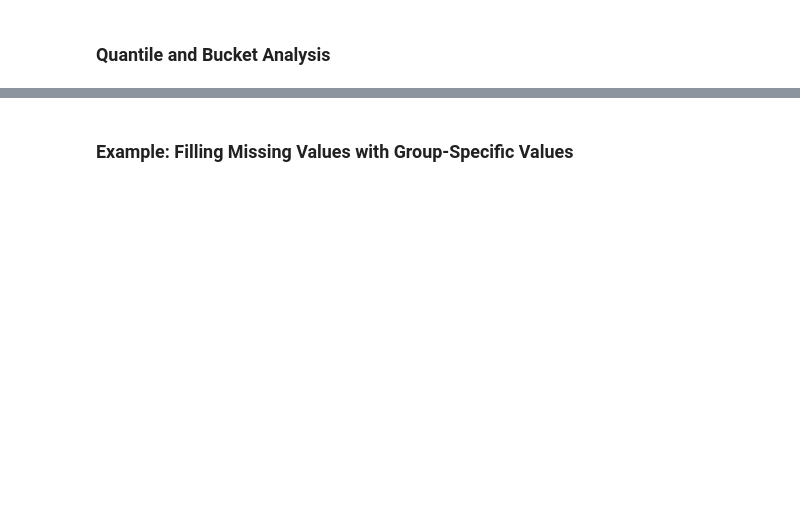
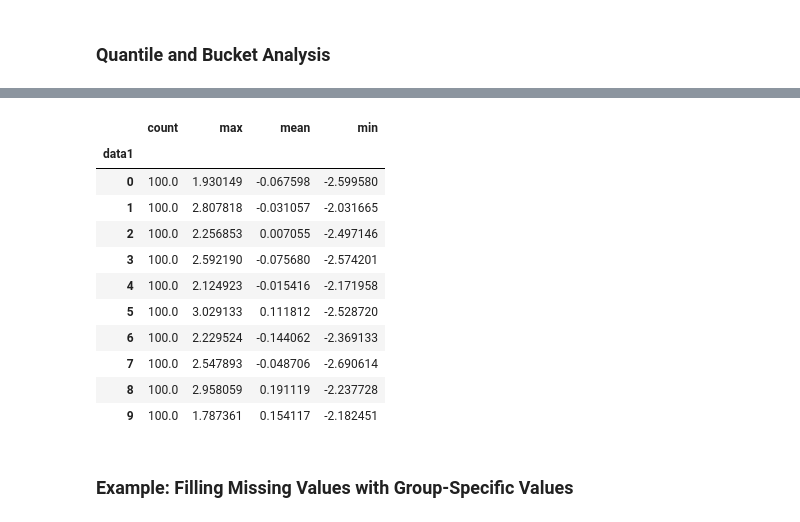
Before and after one commit to UlrikeBoehm/PythonDataAnalysis, a Jupyter notebook: 10_DataAggregation_GroupOperations/DataAggregation_GroupOperations.ipynb, the cells around one changed output, grey strips where cells are left out. Saved outputs shown, nothing was run; the diff lists cells and outputs as text; code cells hidden in the pictures; blank space fills up the shorter version.

```diff
--- a/10_DataAggregation_GroupOperations/DataAggregation_GroupOperations.ipynb
+++ b/10_DataAggregation_GroupOperations/DataAggregation_GroupOperations.ipynb
@@ -488,2 +573,5 @@ The most general-purpose GroupBy method is __apply__, which is the subject of th
 # %% [markdown]
 ### Quantile and Bucket Analysis
+# %%
+frame = pd.DataFrame({'data1': np.random.randn(1000),
+                     'data2': np.random.randn(1000)})
@@ -489,0 +595,4 @@ The most general-purpose GroupBy method is __apply__, which is the subject of th
+# %%
+def get_stats(group):
+    return {'min': group.min(), 'max': group.max(),
+           'count': group.count(), 'mean': group.mean()}
@@ -490,2 +610,22 @@ The most general-purpose GroupBy method is __apply__, which is the subject of th
+# %%
+# Return quantile numbers
+grouping = pd.qcut(frame.data1,10,labels=False)
+# %%
+grouped = frame.data2.groupby(grouping)
+# %%
+grouped.apply(get_stats).unstack()
+# %% [output]
+|  | count | max | mean | min |
+| data1 |  |  |  |  |
+| 0 | 100.0 | 1.930149 | -0.067598 | -2.599580 |
+| 1 | 100.0 | 2.807818 | -0.031057 | -2.031665 |
+| 2 | 100.0 | 2.256853 | 0.007055 | -2.497146 |
+| 3 | 100.0 | 2.592190 | -0.075680 | -2.574201 |
+| 4 | 100.0 | 2.124923 | -0.015416 | -2.171958 |
+| 5 | 100.0 | 3.029133 | 0.111812 | -2.528720 |
+| 6 | 100.0 | 2.229524 | -0.144062 | -2.369133 |
+| 7 | 100.0 | 2.547893 | -0.048706 | -2.690614 |
+| 8 | 100.0 | 2.958059 | 0.191119 | -2.237728 |
+| 9 | 100.0 | 1.787361 | 0.154117 | -2.182451 |
 # %% [markdown]
 ### Example: Filling Missing Values with Group-Specific Values
```
Also changed, not shown: parts of 50 cells of this notebook.
